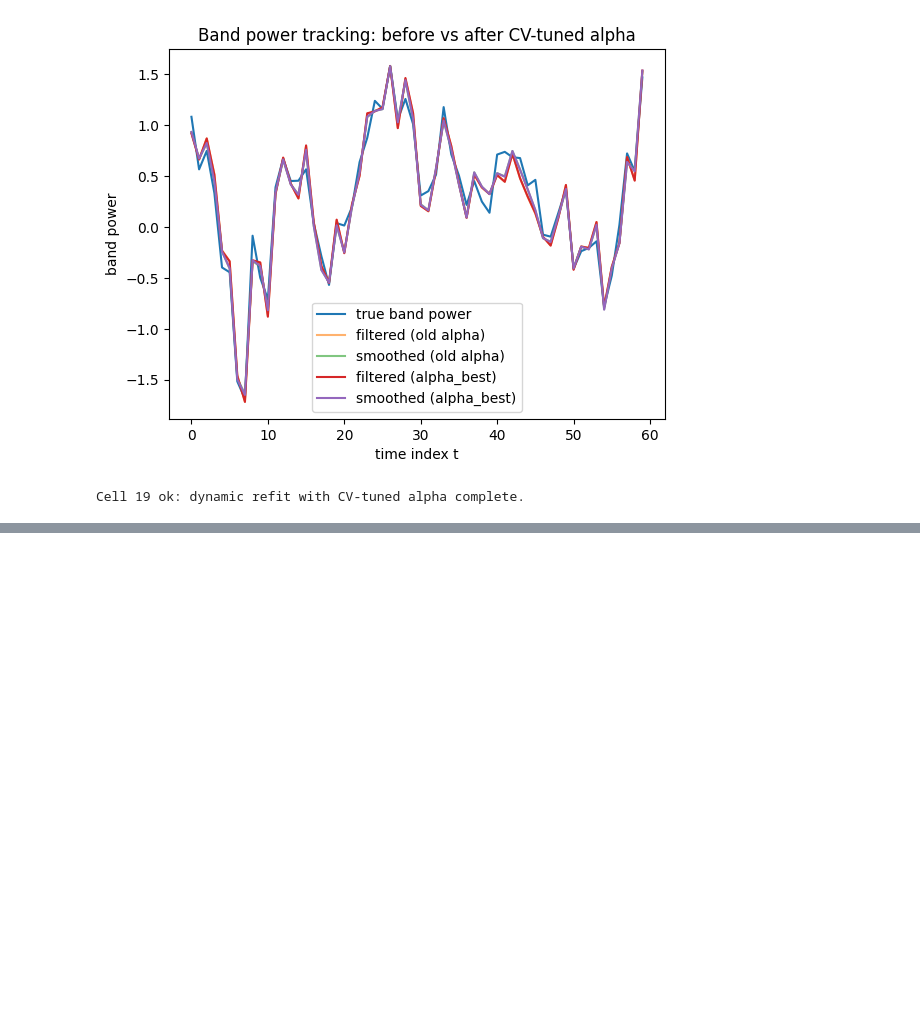
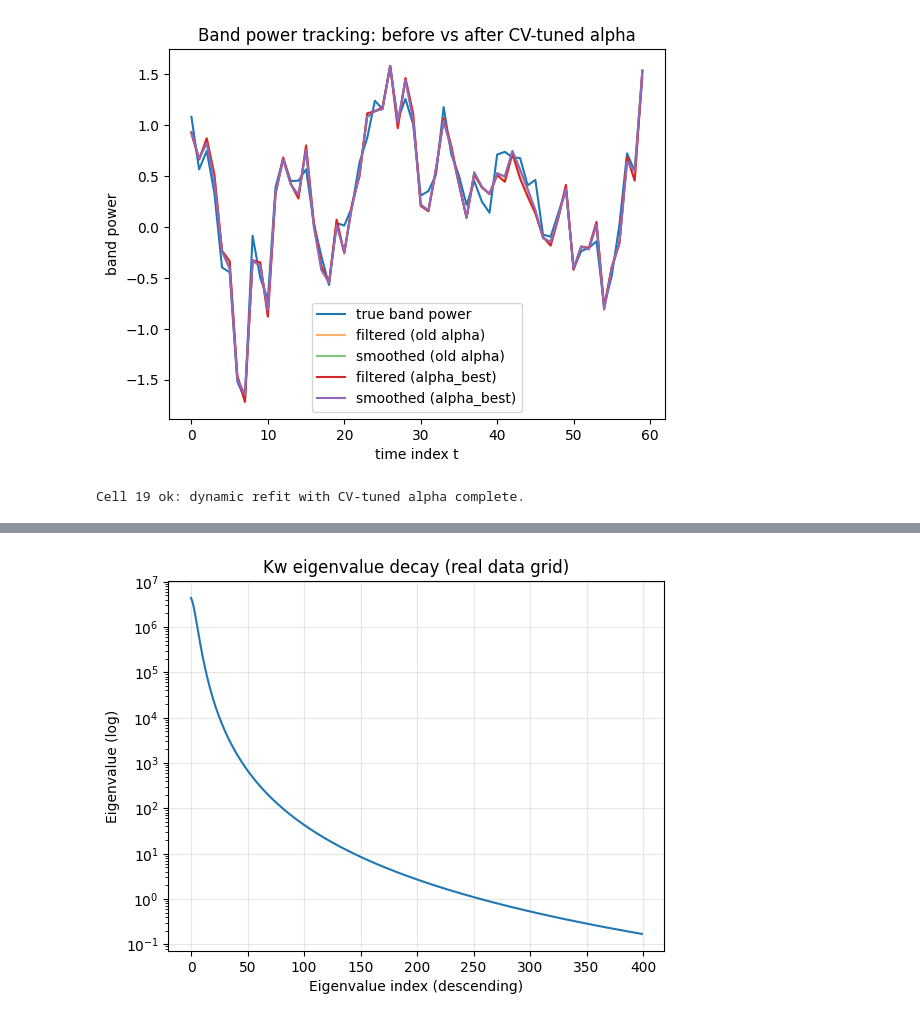
Before and after one commit to jclugor/kl_psd, a Jupyter notebook: implementation.ipynb, the cells around one changed output, grey strips where cells are left out. Cells and saved outputs as stored; diff of their text form; code cells hidden in the pictures; blank space fills up the shorter version.

```diff
--- a/implementation.ipynb
+++ b/implementation.ipynb
@@ -1639,0 +1891,79 @@ Cell 19 ok: dynamic refit with CV-tuned alpha complete.
+# %%
+# Cell RD-4: Real-data KL basis (Kw -> eig -> choose R -> Phi_KL) + checks
+
+import numpy as np
+import numpy.linalg as npl
+import matplotlib.pyplot as plt
+
+def matern32_kernel_1d(x: np.ndarray, y: np.ndarray, ell: float) -> np.ndarray:
+    x = x[:, None]
+    y = y[None, :]
+    r = np.abs(x - y)
+    a = np.sqrt(3.0) * r / ell
+    return (1.0 + a) * np.exp(-a)
+
+def symmetrize(M: np.ndarray) -> np.ndarray:
+    return 0.5 * (M + M.T)
+
+# Use real frequency grid f (Hz) and weights w from RD-3
+B_total = float(np.sum(w))   # should be Fs
+sqrtw = np.sqrt(w)
+
+# Initial lengthscale guess (we'll optimize later)
+ell_f_init = 0.1 * B_total   # e.g., 2 MHz if B_total=20 MHz
+
+print(f"B_total={B_total/1e6:.3f} MHz, ell_f_init={ell_f_init/1e6:.3f} MHz")
+
+# Build Kw
+K = matern32_kernel_1d(f, f, ell=ell_f_init)
+Kw = K * (sqrtw[:, None] * sqrtw[None, :])
+Kw = symmetrize(Kw)
+
+# Eigendecomposition
+evals, evecs = npl.eigh(Kw)                 # ascending
+idx = np.argsort(evals)[::-1]               # descending
+evals = np.maximum(evals[idx], 0.0)
+evecs = evecs[:, idx]
+
+cum = np.cumsum(evals)
+cum_ratio = cum / (cum[-1] + 1e-30)
+
+target = 0.99
+R = int(np.searchsorted(cum_ratio, target) + 1)
+R = max(1, min(R, M))
+
+print(f"Chosen R={R} for cumulative ratio {cum_ratio[R-1]:.4f} (target={target})")
+
+lam = evals[:R]
+V = evecs[:, :R]
+
+# Eigenfunctions and Phi_KL
+Phi = V / sqrtw[:, None]               # (M,R)
+Phi_KL = Phi * np.sqrt(lam)[None, :]   # (M,R)
+
+# Validate weighted orthonormality: Phi^T diag(w) Phi ≈ I
+G = Phi.T @ (w[:, None] * Phi)
+ortho_err = np.max(np.abs(G - np.eye(R)))
+print(f"Max orthonormality error = {ortho_err:.3e}")
+assert ortho_err < 5e-6, "Weighted orthonormality check failed."
+
+# Diagnostics
+plt.figure()
+plt.semilogy(evals[:min(400, M)])
+plt.xlabel("Eigenvalue index (descending)")
+plt.ylabel("Eigenvalue (log)")
+plt.title("Kw eigenvalue decay (real data grid)")
+plt.grid(True, alpha=0.3)
+plt.show()
+
+plt.figure()
+plt.plot(cum_ratio)
+plt.axhline(target, linestyle="--")
+plt.xlabel("R")
+plt.ylabel("Cumulative ratio")
+plt.title("Cumulative variance ratio")
+plt.grid(True, alpha=0.3)
+plt.show()
+
+print("RD-4 ok: Phi_KL built for real data (Phi_KL, R, ell_f_init).")
+# %% [output]
@@ -1639,0 +1973 @@ Cell 19 ok: dynamic refit with CV-tuned alpha complete.
+[figure, added]
```
Also changed, not shown: parts of 10 cells of this notebook.
